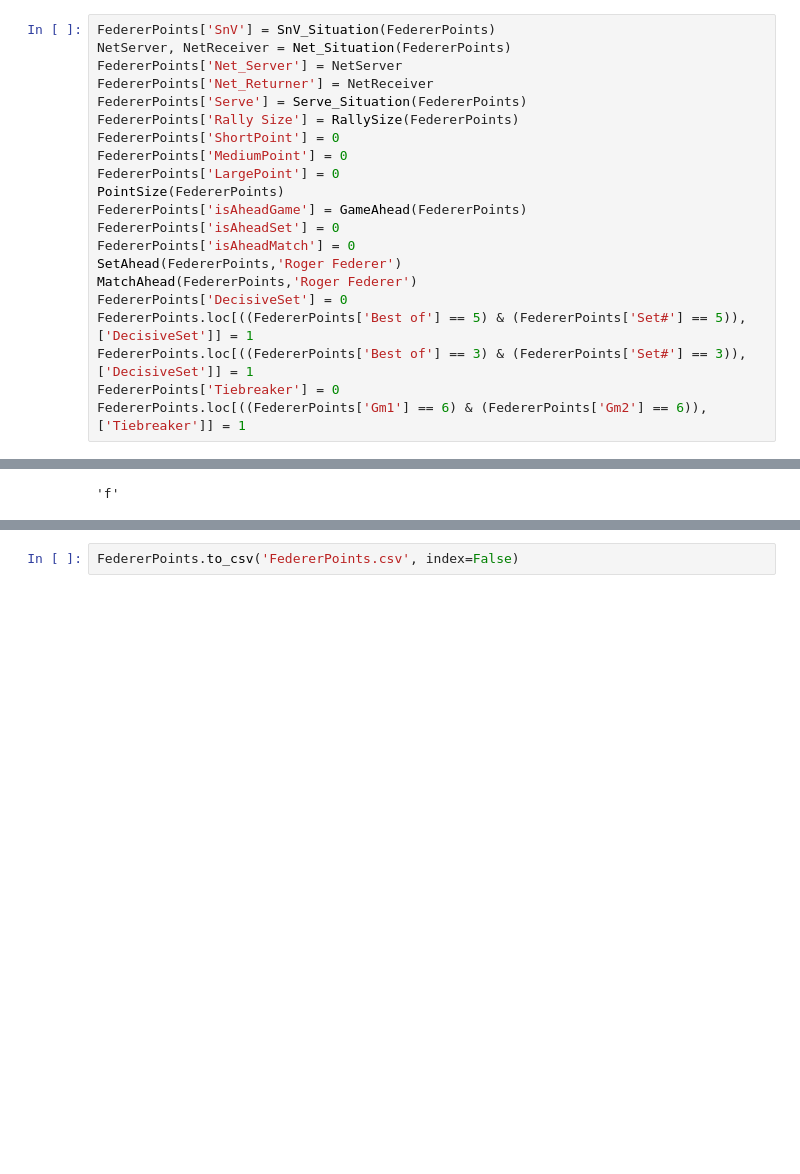
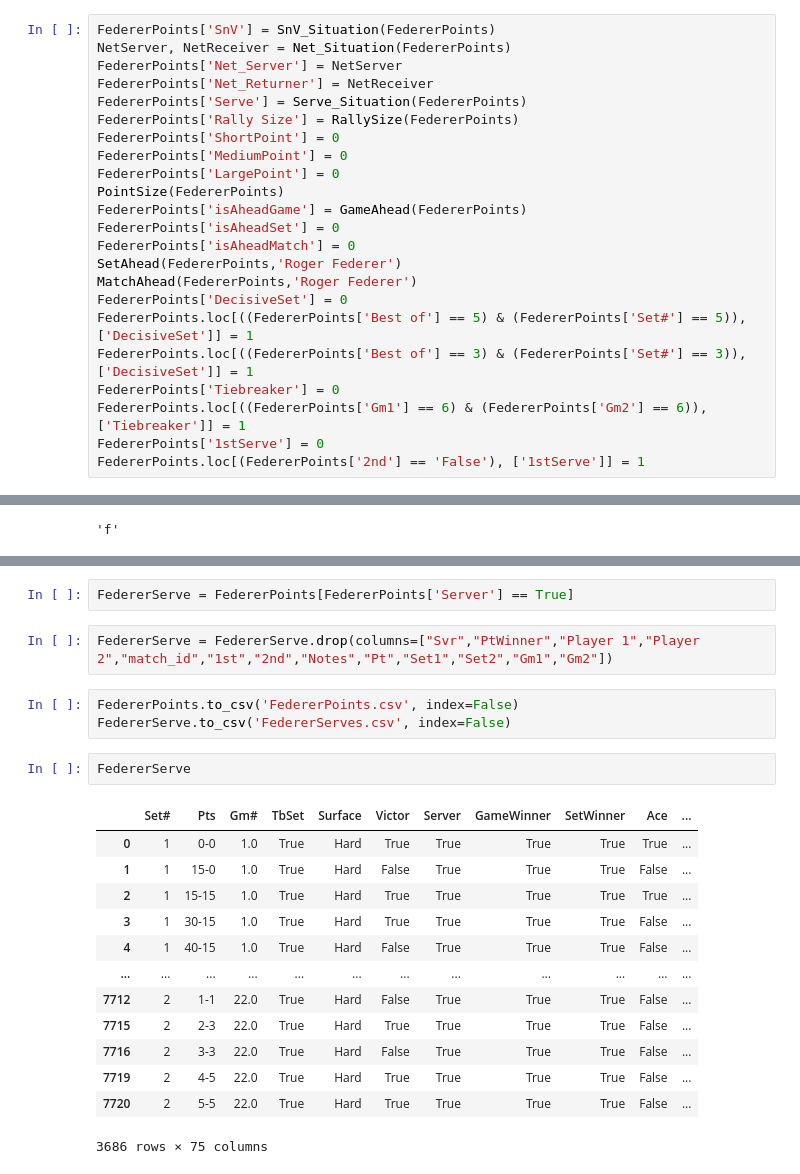
Before and after one commit to PedC18/xP-Metrica-Performance-Tenis, a Jupyter notebook: Build.ipynb, the cells around one changed output, grey strips where cells are left out. Drawn from its saved outputs; the diff is of its cells as text; blank space fills up the shorter version.

```diff
--- a/Build.ipynb
+++ b/Build.ipynb
@@ -204,6 +204,8 @@ FedererPoints.loc[((FedererPoints['Best of'] == 5) & (FedererPoints['Set#'] == 5
 FedererPoints.loc[((FedererPoints['Best of'] == 3) & (FedererPoints['Set#'] == 3)), ['DecisiveSet']] = 1
 FedererPoints['Tiebreaker'] = 0
 FedererPoints.loc[((FedererPoints['Gm1'] == 6) & (FedererPoints['Gm2'] == 6)), ['Tiebreaker']] = 1
+FedererPoints['1stServe'] = 0
+FedererPoints.loc[(FedererPoints['2nd'] == 'False'), ['1stServe']] = 1
 # %%
 Type, Direction = ReturnType_N_Direction(FedererPoints)
 FedererPoints['Return Type'] = Type
@@ -311,2 +313,23 @@ FedererPoints
+# %%
+FedererServe = FedererPoints[FedererPoints['Server'] == True]
+# %%
+FedererServe = FedererServe.drop(columns=["Svr","PtWinner","Player 1","Player 2","match_id","1st","2nd","Notes","Pt","Set1","Set2","Gm1","Gm2"])
 # %%
 FedererPoints.to_csv('FedererPoints.csv', index=False)
+FedererServe.to_csv('FedererServes.csv', index=False)
+# %%
+FedererServe
+# %% [output]
+|  | Set# | Pts | Gm# | TbSet | Surface | Victor | Server | GameWinner | SetWinner | Ace | ... |
+| 0 | 1 | 0-0 | 1.0 | True | Hard | True | True | True | True | True | ... |
+| 1 | 1 | 15-0 | 1.0 | True | Hard | False | True | True | True | False | ... |
+| 2 | 1 | 15-15 | 1.0 | True | Hard | True | True | True | True | True | ... |
+| 3 | 1 | 30-15 | 1.0 | True | Hard | True | True | True | True | False | ... |
+| 4 | 1 | 40-15 | 1.0 | True | Hard | False | True | True | True | False | ... |
+| ... | ... | ... | ... | ... | ... | ... | ... | ... | ... | ... | ... |
+| 7712 | 2 | 1-1 | 22.0 | True | Hard | False | True | True | True | False | ... |
+| 7715 | 2 | 2-3 | 22.0 | True | Hard | True | True | True | True | False | ... |
+| 7716 | 2 | 3-3 | 22.0 | True | Hard | False | True | True | True | False | ... |
+| 7719 | 2 | 4-5 | 22.0 | True | Hard | True | True | True | True | False | ... |
+| 7720 | 2 | 5-5 | 22.0 | True | Hard | True | True | True | True | False | ... |
+3686 rows × 75 columns
```
Also changed, not shown: parts of 1 cell of this notebook, 2 other files.
